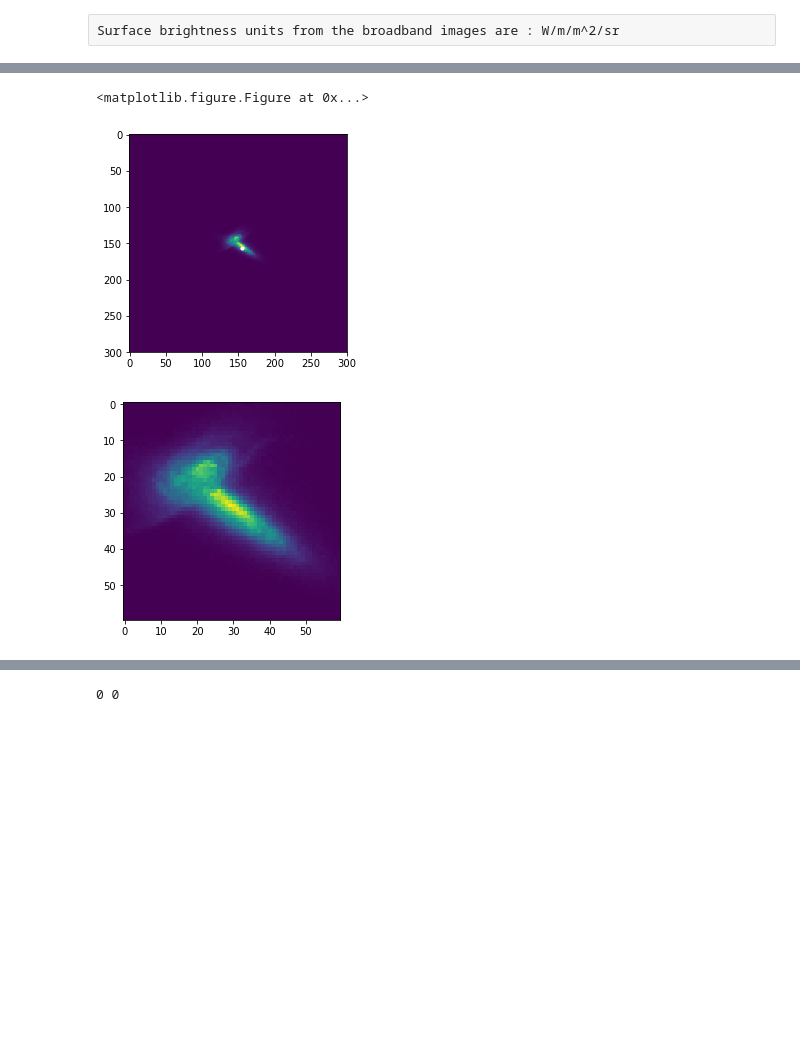
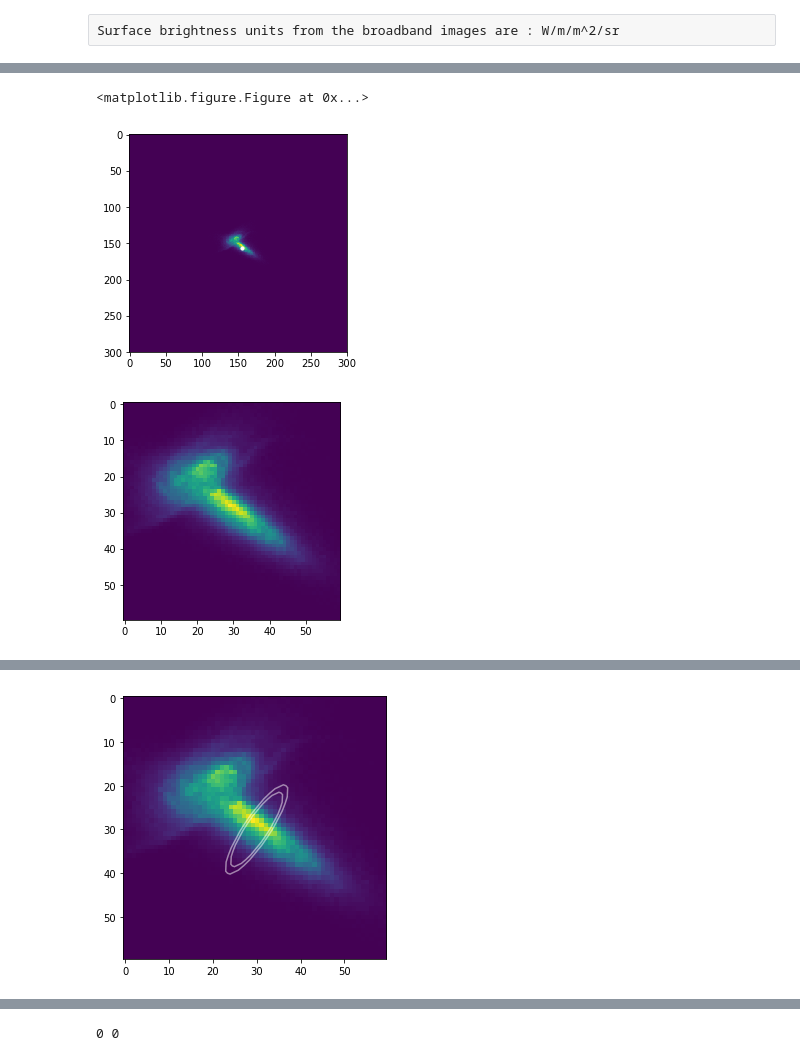
Before and after one commit to beckynevin/imaging_identification_mergers, a Jupyter notebook: Image_CAS_gini_M20.ipynb, the cells around one changed output, grey strips where cells are left out. Drawn from its saved outputs; the diff is of its cells as text; code cells hidden in the pictures; blank space fills up the shorter version.

Commit message:
Finally fixed galfit. Also added in code to output PA and axes ratio into my annulus code. Trying to measure Petrosian radius.

```diff
--- a/Image_CAS_gini_M20.ipynb
+++ b/Image_CAS_gini_M20.ipynb
@@ -103,6 +103,7 @@ plt_label=[]
 viewpt=2
 
 plott='no'
+os.chdir(os.path.expanduser('/Volumes/My Passport for Mac/LAURA_Sims/'))
 for i in range(len(img_list)):#len(img_list)
     plt.clf()
     '''before any of this you have to choose the camera data'''
@@ -143,6 +144,37 @@ for i in range(len(img_list)):#len(img_list)
     '''d output is surface brightness in W/m/m^2/sr but cut'''
     #a[0] is pixelscale
 
+    e=nanomags(0.03, a[0], d[0],viewpt, myr[i])#was a[1]
+    prep=convolve_image(myr[i],e[0],e[1],e[2],0.03,a[0],viewpt, e[3])
+    f=write_galfit_feedme(viewpt,myr[i],c[0],c[1],c[2],c[3],2,d[2], in_y,300-in_x)
+
+
+
+    g=run_galfit(viewpt,myr[i])
+
+
+    h=galfit_params(viewpt,myr[i],2)
+
+    sep.append(h[0])
+    flux_r.append(h[1])
+    myr_here.append(myr[i])
+
+    #image.append(result)
+
+    PA1=h[2]
+    PA2=h[3]
+    posx_1=h[4]
+    posy_1=h[5]
+    posx_2=h[6]
+    posy_2=h[7]
+
+
+    '''Now, weve extracted the parameters from Galfit
+    The next step is to extract the velocity maps from the mcrx file
+    So we can compare the photometric major axis to the kinematic major axis
+
+'''
+
 
     '''plt.clf()
     e=nanomags(0.03, a[0], d[0],viewpt, myr[i])#was a[1]
@@ -159,20 +191,43 @@ for i in range(len(img_list)):#len(img_list)
 
     '''How do I measure the average surface brightness along the aperture?'''
     '''Annulus'''
+    '''Use lots of Annuli and increase by increments of 2 so that the enclosed sum is
+    the average surface brightness along the annulus'''
+    '''Not sure how to tell how many pixels are covered by the annulus'''
+    '''Maybe theres a masking option'''
     #http://star.herts.ac.uk/~bsipocz/astropy/docs_check/html/photutils/aperture.html
 
-    from photutils import EllipticalAperture, aperture_photometry
+
+
+
+    from photutils import EllipticalAperture, aperture_photometry, EllipticalAnnulus
     a = 10.#, 5]
     b = 3.#, 1.5]
-    theta = np.pi / 4.
+    '''PA1=h[2]
+    PA2=h[3]
+    posx_1=h[4]
+    posy_1=h[5]
+    posx_2=h[6]
+    posy_2=h[7]'''
+    theta = math.radians(PA1)
     positions = [(shape(d[0])[0]/2, shape(d[0])[0]/2), (shape(d[0])[0]/2, shape(d[0])[0]/2)]
     apertures = EllipticalAperture(positions, a, b, theta)
-    phot_table = aperture_photometry(d[0], apertures)
+
+    positions = [(shape(d[0])[0]/2, shape(d[0])[0]/2)]
+    a_in=10
+    a_out=12
+    b_out=3
+    annulus = EllipticalAnnulus(positions, a_in, a_out, b_out, theta)
+    phot_table = aperture_photometry(d[0], annulus)
+
     print(phot_table)
+
+    plt.clf()
 
 
     plt.imshow(d[0])
-    apertures.plot(color='white', lw=1.5, alpha=0.5)
+    #apertures.plot(color='white', lw=1.5, alpha=0.5)
+    annulus.plot(color='white', lw=1.5, alpha=0.5)
 
     plt.show()
     stop
@@ -203,24 +258,4 @@ for i in range(len(img_list)):#len(img_list)
     gini.append(h[0])
     m20.append(h[1])
     plt_label.append(str(myr[i]))
-
-
-    continue
-
-
-    f=write_galfit_feedme(viewpt,myr[i],e[0],e[1],e[2],e[3],2)
-    print('this is what were feeding galfit',e[0],e[1],e[2],e[3])
-    #e=write_galfit_feedme(1, 200, 180, 100,120)
-    g=run_galfit(viewpt,myr[i])
-    h=galfit_params(viewpt,myr[i],2)
-
-    sep.append(h[0])
-    flux_r.append(h[1])
-    myr_here.append(myr[i])
-    image.append(result)
-    '''Now, weve extracted the parameters from Galfit
-    The next step is to extract the velocity maps from the mcrx file
-    So we can compare the photometric major axis to the kinematic major axis
-
-'''
 # %% [output]
@@ -236,0 +287 @@ IndexError: tuple index out of range
+[figure, added]
```
Also changed, not shown: parts of 14 cells of this notebook.
